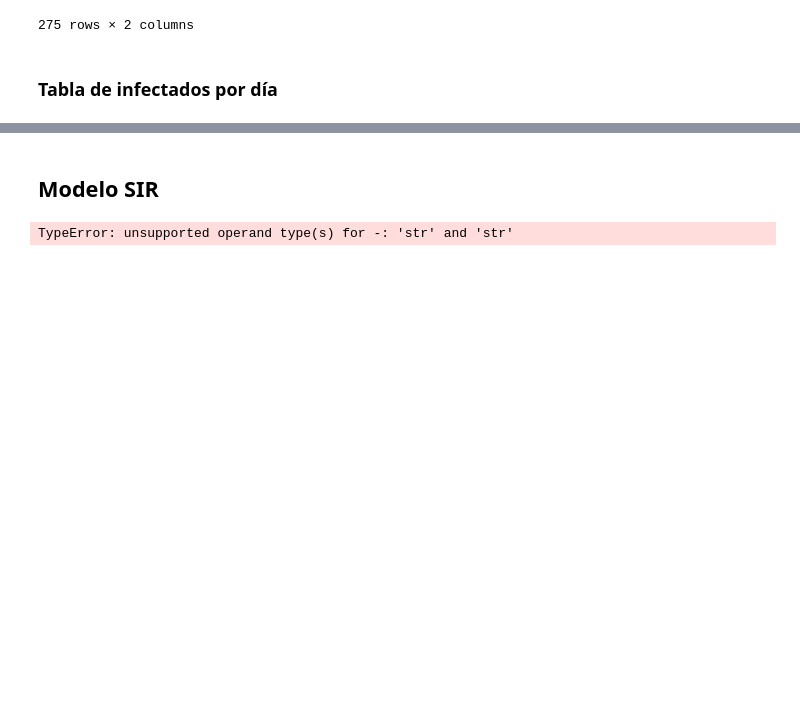
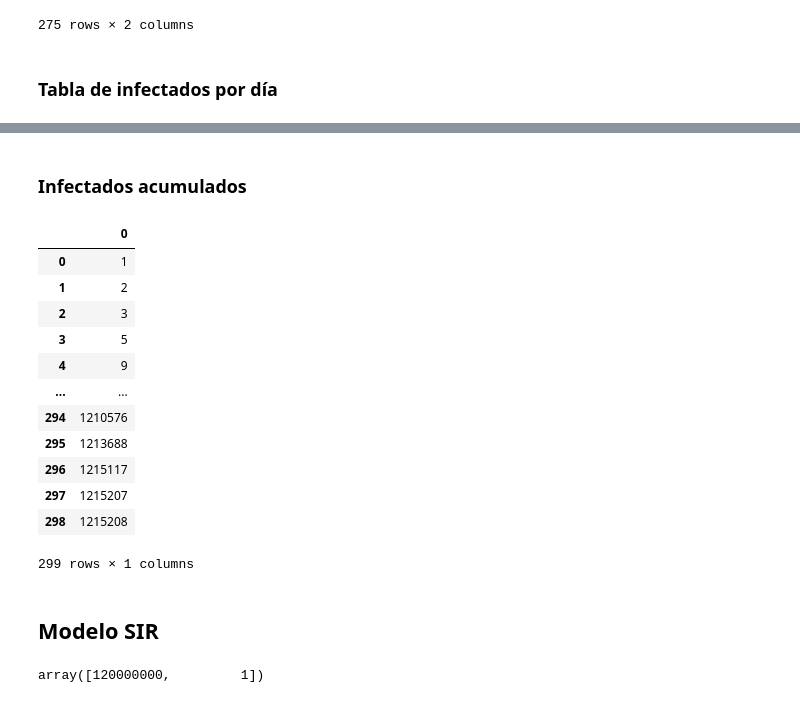
Before and after one commit to 8kta/proyecto2ML, a Jupyter notebook: Mexico.ipynb, the cells around one changed output, grey strips where cells are left out. Cells and saved outputs as stored; diff of their text form; code cells hidden in the pictures; blank space fills up the shorter version.

Commit message:
modeloPDE

```diff
--- a/Mexico.ipynb
+++ b/Mexico.ipynb
@@ -264,3 +263,27 @@ infect_acum
+# %% [markdown]
+### Infectados acumulados
+# %%
+infacumulados = []
+total = 0
+for a in range(len(infectdia_sinfecha[1])):
+    total = total + infectdia_sinfecha[1][a]
+    infacumulados.append(total)
+infacumulados = pd.DataFrame(infacumulados)
+infacumulados
+# %% [output]
+|  | 0 |
+| 0 | 1 |
+| 1 | 2 |
+| 2 | 3 |
+| 3 | 5 |
+| 4 | 9 |
+| ... | ... |
+| 294 | 1210576 |
+| 295 | 1213688 |
+| 296 | 1215117 |
+| 297 | 1215207 |
+| 298 | 1215208 |
+299 rows × 1 columns
 # %% [markdown]
 ## Modelo SIR
 # %%
@@ -285,7 +308,9 @@ def init_R():
 # %%
-my_model = pde.PDEmodel(infect_acum, SIR, [init_R, init_I], bounds=[(0, 1), (0,1)],
+my_model = pde.PDEmodel(infacumulados, SIR, [init_S, init_I], bounds=[(0, 1), (0,1)],
                         param_names=[r'$be$', r'$gm$'], nvars=2, ndims=0,
-                        nreplicates=1, obsidx=[1], outfunc=None)
+                        nreplicates=1, obsidx=None , outfunc = None)
 #help(pde.PDEmodel)
-# %% [output]
-TypeError: unsupported operand type(s) for -: 'str' and 'str'
+# %%
+my_model.initial_condition
+# %% [output]
+array([120000000,         1])
```
Also changed, not shown: parts of 10 cells of this notebook.
